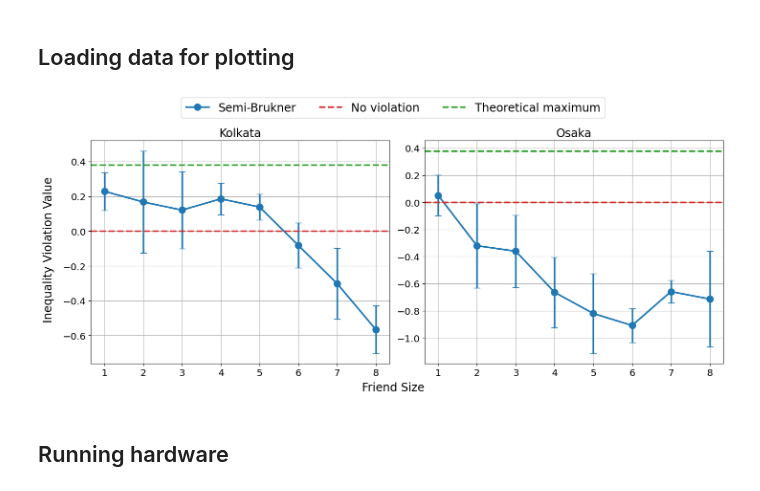
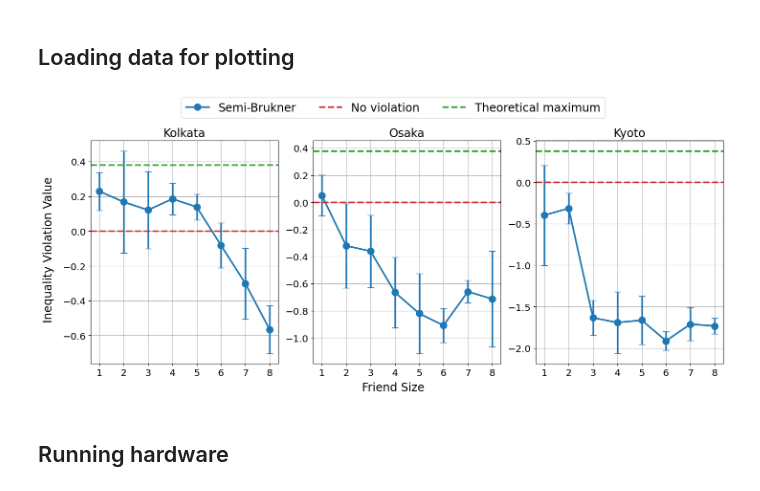
Before and after one commit to unitaryfoundation/wigners_friend, a Jupyter notebook: notebooks/semi_brukner_ewfs_majority.ipynb, the cells around one changed output. Drawn from its saved outputs; the diff is of its cells as text; code cells hidden in the pictures.

```diff
--- a/notebooks/semi_brukner_ewfs_majority.ipynb
+++ b/notebooks/semi_brukner_ewfs_majority.ipynb
@@ -724,32 +724,39 @@ friend_sizes = range(1, 9)
 num_trials = 5
 shots = 10000
 osaka_results = load_experiments(machine_name, friend_sizes, num_trials, shots)
+
+machine_name = "ibm_kyoto"
+friend_sizes = range(1, 9)
+num_trials = 5
+shots = 10000
+kyoto_results = load_experiments(machine_name, friend_sizes, num_trials, shots)
 # %%
-fig, axs = plt.subplots(1,2, figsize=(15, 6))  # Create a figure with two subplots
+fig, axs = plt.subplots(1,3, figsize=(15, 6))  # Create a figure with two subplots
 
 plot_results(axs[0], kolkata_results, friend_sizes, plot_error_bars=True, plot_title="Kolkata")
 plot_results(axs[1], osaka_results, friend_sizes, plot_error_bars=True, plot_title="Osaka")
+plot_results(axs[2], kyoto_results, friend_sizes, plot_error_bars=True, plot_title="Kyoto")
 
 # Use the legend from the first subplot
 handles, labels = axs[0].get_legend_handles_labels()
 
 # Create a single shared legend
 fig.legend(handles, labels, loc="upper center", ncol=len(labels), bbox_to_anchor=(0.5, 1.05), fontsize="xx-large")
 
 # Set common x-axis and y-axis labels
 fig.text(0.5, 0.02, "Friend Size", ha="center", va="center", fontsize="xx-large")
 fig.text(0.02, 0.5, "Inequality Violation Value", ha="center", va="center", rotation="vertical", fontsize="xx-large")
 
 for ax in np.ravel(axs):
     ax.set_title(ax.get_title(), fontsize="xx-large")
     ax.tick_params(axis="x", labelsize="x-large")
     ax.tick_params(axis="y", labelsize="x-large")
 
 plt.tight_layout(rect=[0.03, 0.03, 0.97, 0.95])
 plt.savefig("ghz_kolkata_hardware.pdf", bbox_inches="tight")
 plt.show()
 # %% [output]
-[figure, old version]
+[figure, new version]
 # %% [markdown]
 ## Running hardware
 # %%
```
